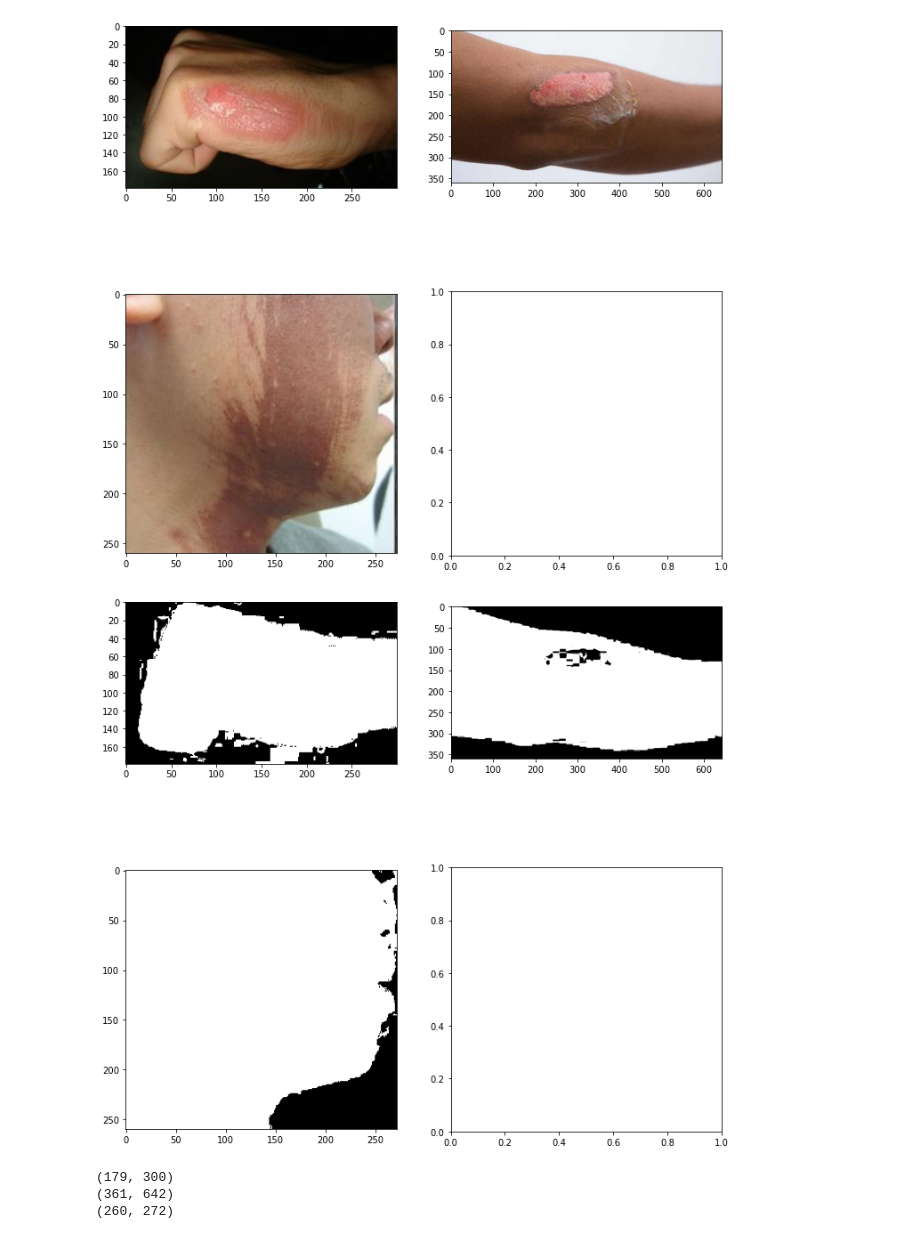
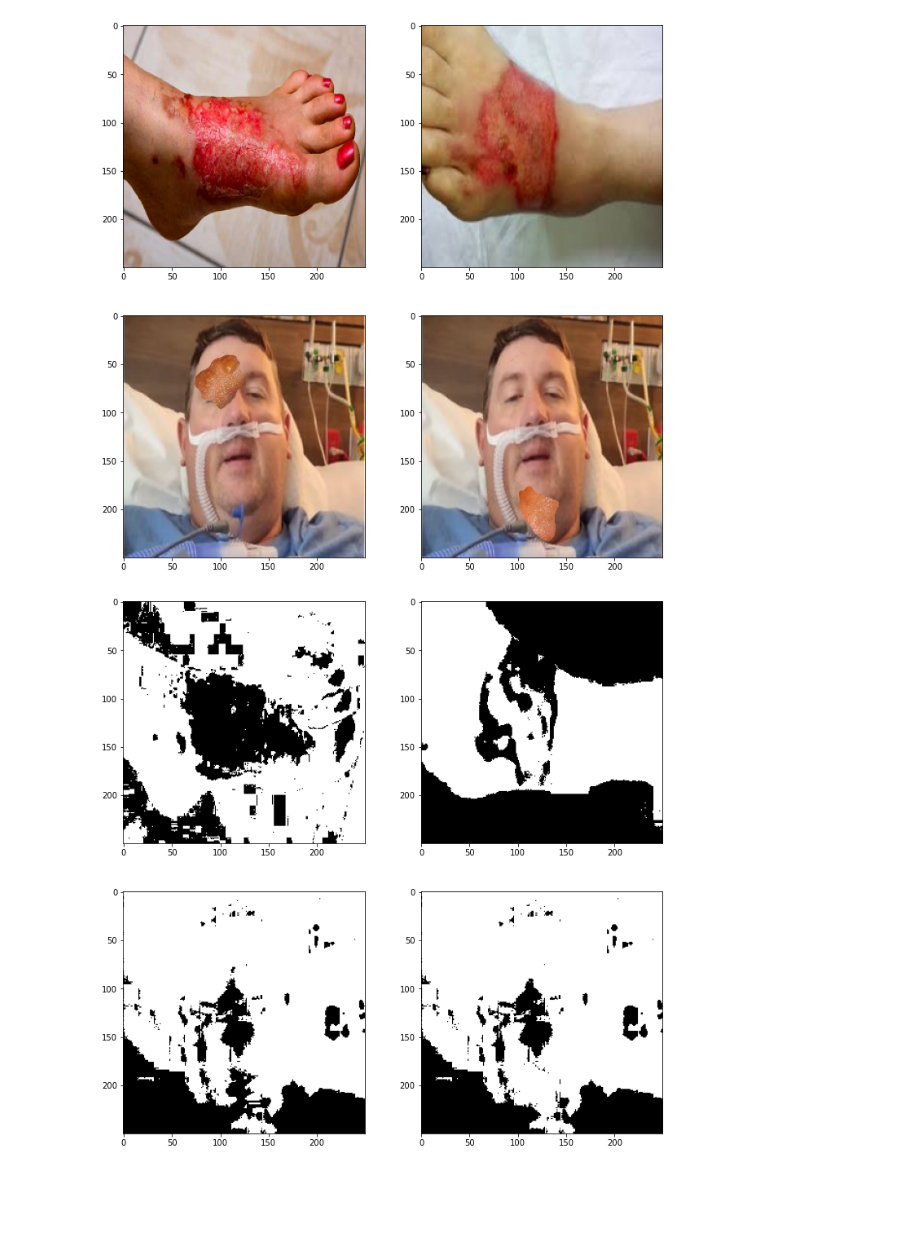
Before and after one commit to zachary-obrien/BurnEstimation, a Jupyter notebook: skin_detection.ipynb, the cells around one changed output. Cells and saved outputs as stored; diff of their text form; code cells hidden in the pictures; blank space fills up the shorter version.

```diff
--- a/skin_detection.ipynb
+++ b/skin_detection.ipynb
@@ -6,7 +6,7 @@ import glob
 import skimage.morphology as morphology
 from sklearn.cluster import KMeans
 
-image_folder = './'
+image_folder = './Dataset/full_coco/images/'
 # %%
 def import_image_folder(img_folder):
     images = glob.glob(img_folder + "*.jpg")
@@ -24,7 +24,7 @@ def get_skin(input_image, min_h=0, max_h=50):
     #restored_img = cv2.cvtColor(empty_image, cv2.COLOR_HLS2RGB)
     return empty_image
 # %%
-img = cv2.imread('./BurnDemo3.jpg')
+img = cv2.imread(image_folder + 'img1.jpg')
 RGB_img = cv2.cvtColor(img, cv2.COLOR_BGR2RGB)
 tmp_hsi_image = cv2.cvtColor(RGB_img, cv2.COLOR_RGB2HLS)
 plt.imshow(RGB_img)
@@ -41,11 +41,12 @@ image_list = import_image_folder(image_folder)
 # %%
 converted_images = []
 og_images = []
+image_list.sort()
 for image_name in image_list:
     img = cv2.imread(image_name)
     RGB_img = cv2.cvtColor(img, cv2.COLOR_BGR2RGB)
     og_images.append(RGB_img)
-    converted_images.append(get_skin(RGB_img, max_h=25))
+    converted_images.append(get_skin(RGB_img, min_h=5, max_h=25))
 # %%
 #originals
 _, axs = plt.subplots(2, 2, figsize=(12, 12))
@@ -54,16 +55,16 @@ for img, ax in zip(og_images, axs):
     ax.imshow(img)
 plt.show()
 # %% [output]
-[figure, old version]
+[figure, new version]
 # %%
 #skin
 _, axs = plt.subplots(2, 2, figsize=(12, 12))
 axs = axs.flatten()
-for img, ax in zip(converted_images, axs):
+for img, ax in zip(converted_images[:4], axs):
     ax.imshow(img, cmap='gray')
 plt.show()
 # %% [output]
-[figure, old version]
+[figure, new version]
 # %%
 # def erode_and_dilate(image):
 #     # Erosion and dilation to remove artifacts and fill
@@ -92,12 +93,8 @@ def erode_and_dilate(img):
     return mask
 # %%
 for index, image in enumerate(converted_images):
-    print(image.shape)
+    #print(image.shape)
     converted_images[index] = erode_and_dilate(image)
-# %% [output]
-(179, 300)
-(361, 642)
-(260, 272)
 # %%
 #skin
 _, axs = plt.subplots(2, 2, figsize=(12, 12))
```
Also changed, not shown: parts of 3 cells of this notebook, 11 other files.
